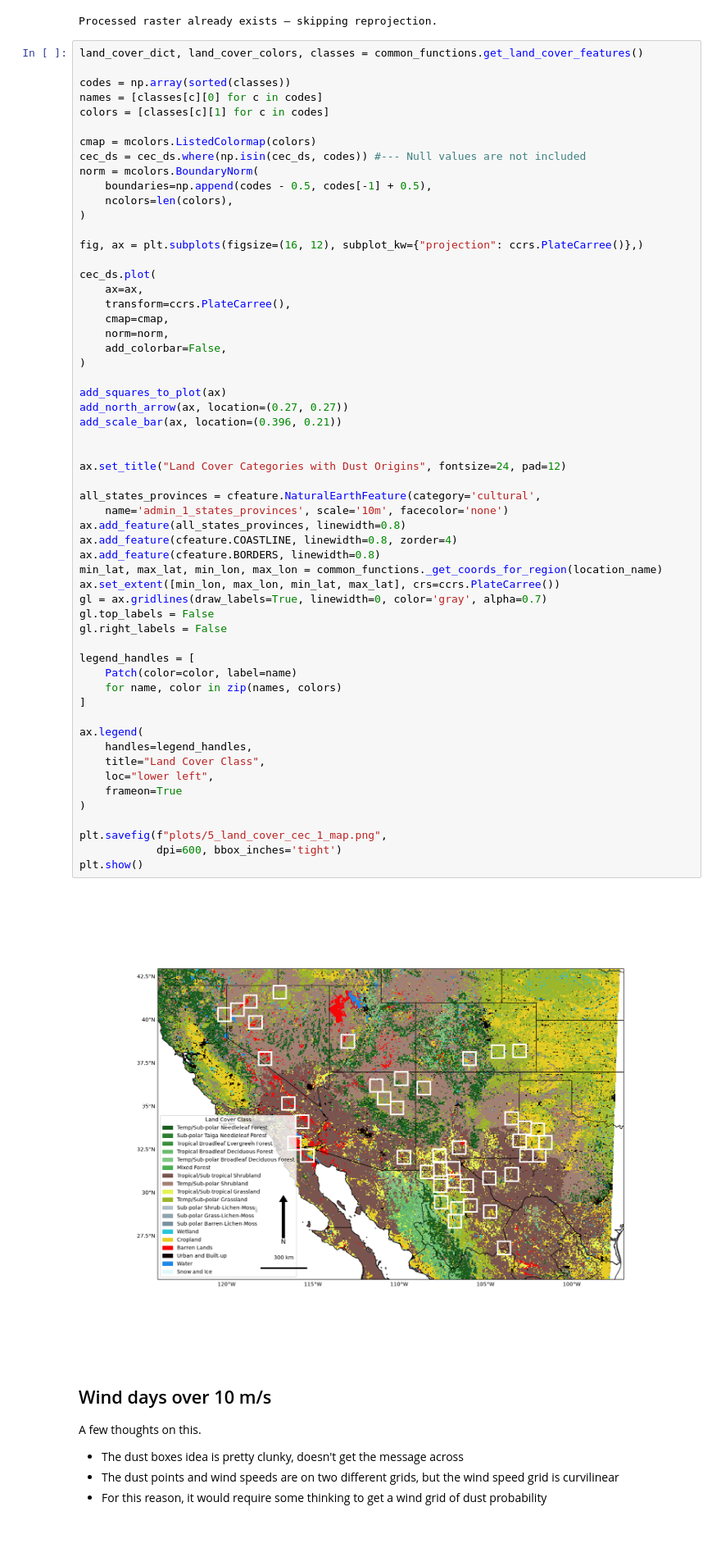
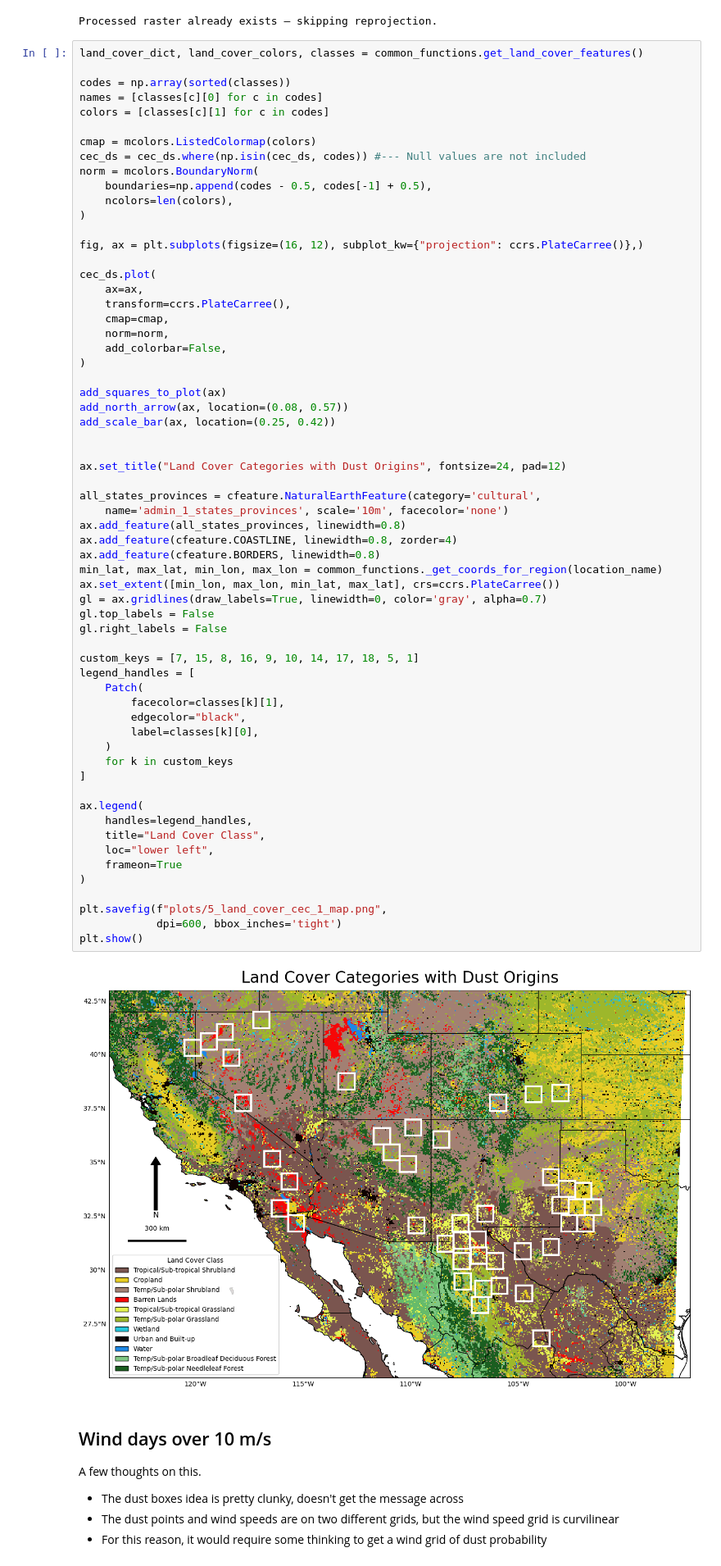
Before and after one commit to jesseturner/WLDAS_Analysis, a Jupyter notebook: ANALYSIS_map_figures.ipynb, the cells around one changed output. Shown at 82% size. Saved outputs shown, nothing was run; the diff lists cells and outputs as text; blank space fills up the shorter version.

```diff
--- a/ANALYSIS_map_figures.ipynb
+++ b/ANALYSIS_map_figures.ipynb
@@ -373,40 +374,45 @@ cec_ds.plot(
 )
 
 add_squares_to_plot(ax)
-add_north_arrow(ax, location=(0.27, 0.27))
-add_scale_bar(ax, location=(0.396, 0.21))
+add_north_arrow(ax, location=(0.08, 0.57))
+add_scale_bar(ax, location=(0.25, 0.42))
 
 
 ax.set_title("Land Cover Categories with Dust Origins", fontsize=24, pad=12)
 
 all_states_provinces = cfeature.NaturalEarthFeature(category='cultural',
     name='admin_1_states_provinces', scale='10m', facecolor='none')
 ax.add_feature(all_states_provinces, linewidth=0.8)
 ax.add_feature(cfeature.COASTLINE, linewidth=0.8, zorder=4)
 ax.add_feature(cfeature.BORDERS, linewidth=0.8)
 min_lat, max_lat, min_lon, max_lon = common_functions._get_coords_for_region(location_name)
 ax.set_extent([min_lon, max_lon, min_lat, max_lat], crs=ccrs.PlateCarree())
 gl = ax.gridlines(draw_labels=True, linewidth=0, color='gray', alpha=0.7)
 gl.top_labels = False
 gl.right_labels = False
 
+custom_keys = [7, 15, 8, 16, 9, 10, 14, 17, 18, 5, 1]
 legend_handles = [
-    Patch(color=color, label=name)
-    for name, color in zip(names, colors)
+    Patch(
+        facecolor=classes[k][1],
+        edgecolor="black",
+        label=classes[k][0],
+    )
+    for k in custom_keys
 ]
 
 ax.legend(
     handles=legend_handles,
     title="Land Cover Class",
     loc="lower left",
     frameon=True
 )
 
 plt.savefig(f"plots/5_land_cover_cec_1_map.png",
             dpi=600, bbox_inches='tight')
 plt.show()
 # %% [output]
-[figure, old version]
+[figure, new version]
 # %% [markdown]
 ## Wind days over 10 m/s
 
```
Also changed, not shown: parts of 9 cells of this notebook, 2 other files.
